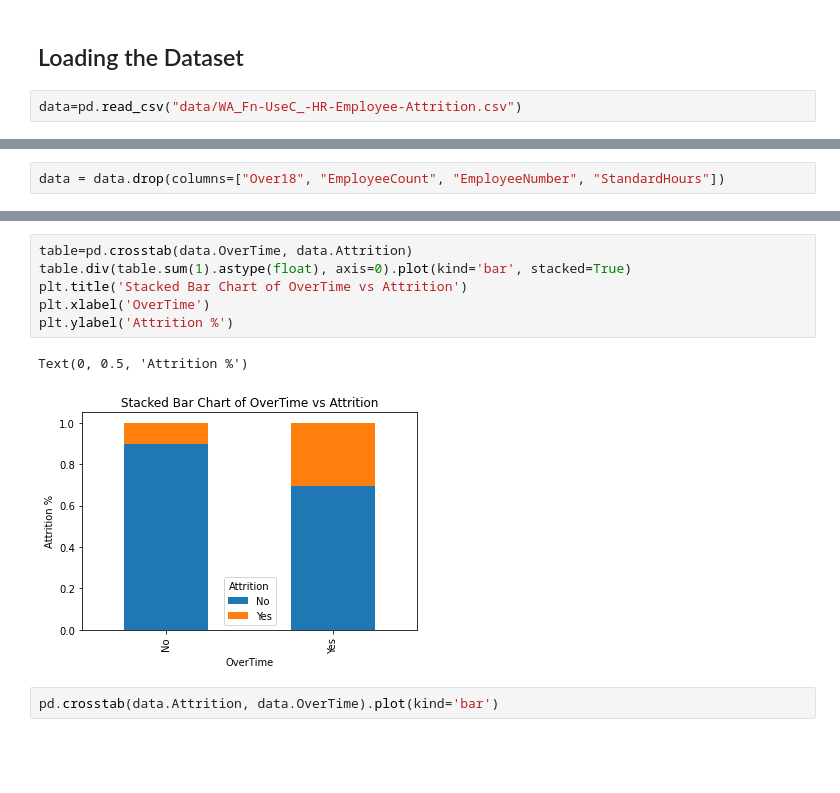
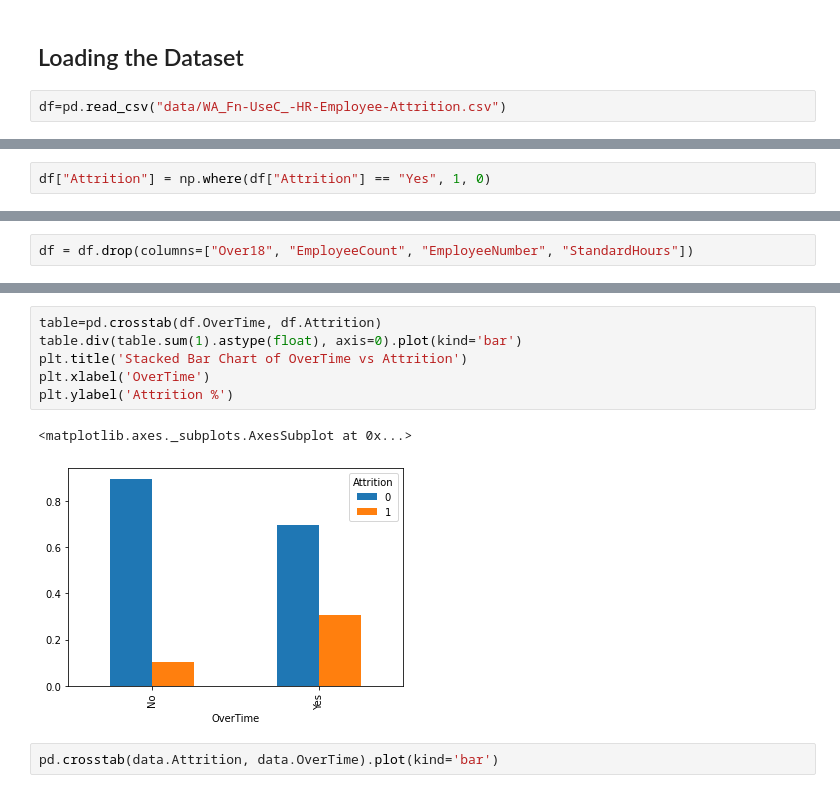
Before and after one commit to nicholaslesh/IBM-People-Analytics-Group-Project, a Jupyter notebook: logistic_regression.ipynb, the cells around one changed output, grey strips where cells are left out. Cells and saved outputs as stored; diff of their text form; blank space fills up the shorter version.

```diff
--- a/logistic_regression.ipynb
+++ b/logistic_regression.ipynb
@@ -15,5 +15,5 @@ warnings.filterwarnings("ignore")
 # %% [markdown]
 ## Loading the Dataset
 # %%
-data=pd.read_csv("data/WA_Fn-UseC_-HR-Employee-Attrition.csv")
+df=pd.read_csv("data/WA_Fn-UseC_-HR-Employee-Attrition.csv")
 # %%
@@ -60 +29,3 @@ numeric_cols
+# %%
+df["Attrition"] = np.where(df["Attrition"] == "Yes", 1, 0)
 # %%
@@ -178,2 +188,2 @@ for col in cat_cols:
 # %%
-data = data.drop(columns=["Over18", "EmployeeCount", "EmployeeNumber", "StandardHours"])
+df = df.drop(columns=["Over18", "EmployeeCount", "EmployeeNumber", "StandardHours"])
@@ -180,12 +229,12 @@ data = data.drop(columns=["Over18", "EmployeeCount", "EmployeeNumber", "Standard
 # %%
-table=pd.crosstab(data.OverTime, data.Attrition)
-table.div(table.sum(1).astype(float), axis=0).plot(kind='bar', stacked=True)
+table=pd.crosstab(df.OverTime, df.Attrition)
+table.div(table.sum(1).astype(float), axis=0).plot(kind='bar')
 plt.title('Stacked Bar Chart of OverTime vs Attrition')
 plt.xlabel('OverTime')
 plt.ylabel('Attrition %')
 # %% [output]
-Text(0, 0.5, 'Attrition %')
+<matplotlib.axes._subplots.AxesSubplot at 0x...>
-[figure, old version]
+[figure, new version]
 # %%
 pd.crosstab(data.Attrition, data.OverTime).plot(kind='bar')
 # %% [output]
```
Also changed, not shown: parts of 18 cells of this notebook, 1 other file.
